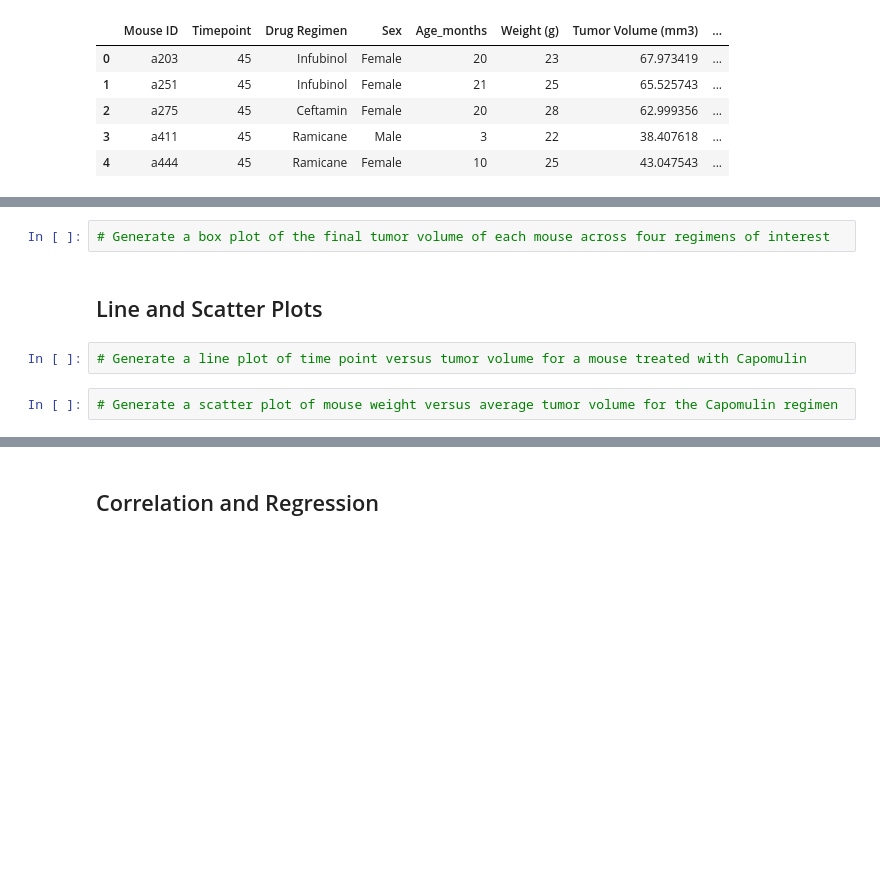
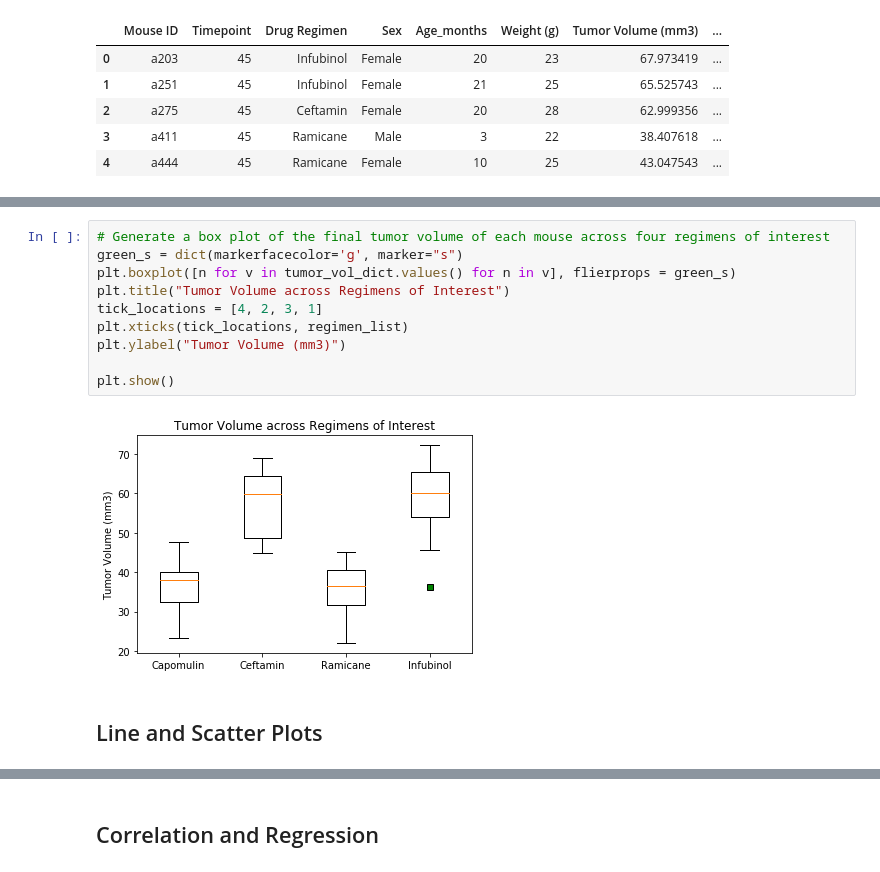
Before and after one commit to quickbarn/Matplotlib-challenge, a Jupyter notebook: Pymaceuticals/pymaceuticals_starter.ipynb, the cells around one changed output, grey strips where cells are left out. Saved outputs shown, nothing was run; the diff lists cells and outputs as text; blank space fills up the shorter version.

```diff
--- a/Pymaceuticals/pymaceuticals_starter.ipynb
+++ b/Pymaceuticals/pymaceuticals_starter.ipynb
@@ -244,8 +318,14 @@ plt.show()
 # %%
 # Generate a box plot of the final tumor volume of each mouse across four regimens of interest
+green_s = dict(markerfacecolor='g', marker="s")
+plt.boxplot([n for v in tumor_vol_dict.values() for n in v], flierprops = green_s)
+plt.title("Tumor Volume across Regimens of Interest")
+tick_locations = [4, 2, 3, 1]
+plt.xticks(tick_locations, regimen_list)
+plt.ylabel("Tumor Volume (mm3)")
+
+plt.show()
+# %% [output]
+[figure, added]
 # %% [markdown]
 ## Line and Scatter Plots
-# %%
-# Generate a line plot of time point versus tumor volume for a mouse treated with Capomulin
-# %%
-# Generate a scatter plot of mouse weight versus average tumor volume for the Capomulin regimen
```
Also changed, not shown: parts of 6 cells of this notebook.
